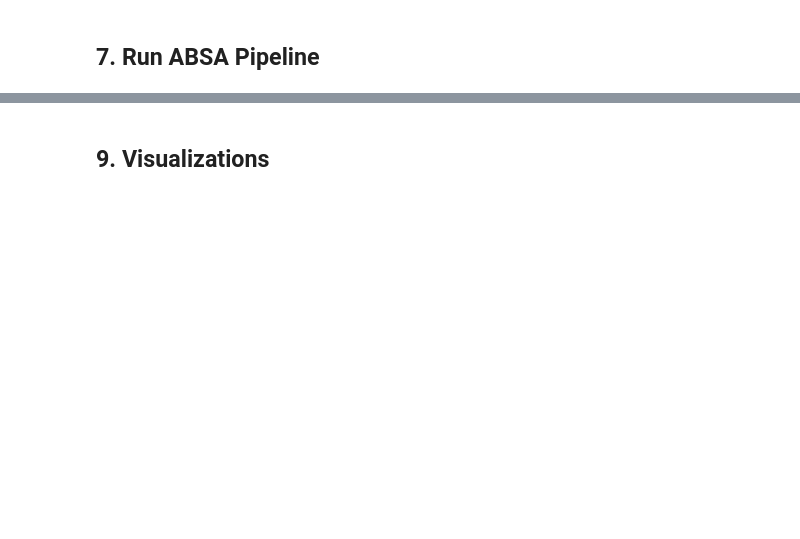
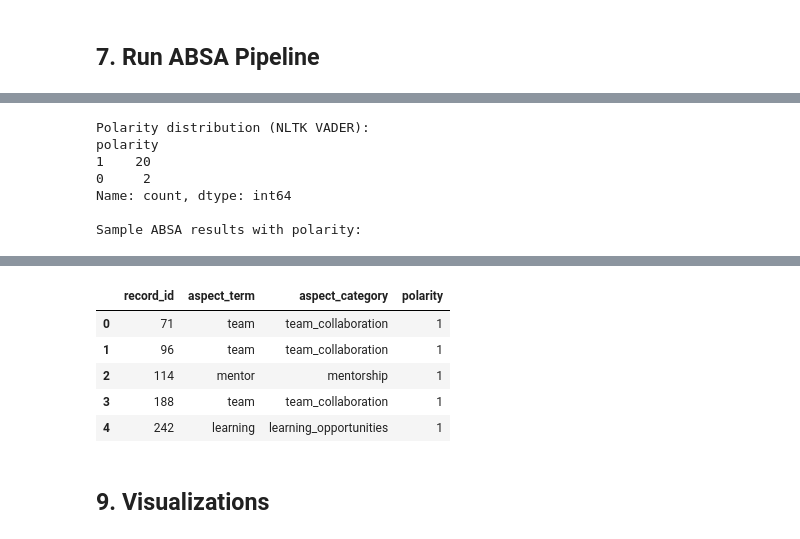
Before and after one commit to nimalanjanapiyumal/ML_TEXT_PROJECT, a Jupyter notebook: Component1.ipynb, the cells around one changed output, grey strips where cells are left out. Saved outputs shown, nothing was run; the diff lists cells and outputs as text; code cells hidden in the pictures; blank space fills up the shorter version.

```diff
--- a/Component1.ipynb
+++ b/Component1.ipynb
@@ -148,0 +394,55 @@ print(classification_report(eval_df["polarity_true"], eval_df["polarity_pred"]))
+# %%
+# --- SECTION 6: SENTIMENT POLARITY CLASSIFICATION (NLTK VADER, robust to non-string rows) ---
+
+import nltk
+from nltk.sentiment.vader import SentimentIntensityAnalyzer
+import re
+
+# 6.0 Prepare a clean string series for your text column
+cleaned_series = df[clean_col].fillna("").astype(str)
+
+# 6.1 Download VADER lexicon (if not already)
+nltk.download('vader_lexicon')
+
+# 6.2 Initialize the analyzer
+sia = SentimentIntensityAnalyzer()
+
+def classify_sentiment_for_aspect(rid, term):
+    """
+    Use the sentence containing the term (or full text),
+    compute VADER compound score, and discretize to -1/0/+1.
+    """
+    text = cleaned_series.iloc[rid]
+    # split into simple sentences
+    sentences = re.split(r'[.!?]\s*', text)
+    # find any sentence containing the exact term
+    segs = [s for s in sentences if re.search(rf"\b{re.escape(term)}\b", s, flags=re.IGNORECASE)]
+    segment = segs[0] if segs else text
+    # compute compound score
+    score = sia.polarity_scores(segment)['compound']
+    # discretize
+    if score >=  0.05: return  1
+    if score <= -0.05: return -1
+    return 0
+
+# 6.3 Apply over absa_terms_df
+# We iterate via .apply row-wise, passing record_id and aspect_term
+absa_terms_df['polarity'] = absa_terms_df.apply(
+    lambda row: classify_sentiment_for_aspect(row['record_id'], row['aspect_term']),
+    axis=1
+)
+
+# 6.4 Check results
+print("Polarity distribution (NLTK VADER):")
+print(absa_terms_df['polarity'].value_counts())
+
+print("\nSample ABSA results with polarity:")
+display(absa_terms_df.head())
+# %% [output]
+Polarity distribution (NLTK VADER):
+polarity
+1    20
+0     2
+Name: count, dtype: int64
+
+Sample ABSA results with polarity:
@@ -149,3 +452,9 @@ print(classification_report(eval_df["polarity_true"], eval_df["polarity_pred"]))
+|  | record_id | aspect_term | aspect_category | polarity |
+| 0 | 71 | team | team_collaboration | 1 |
+| 1 | 96 | team | team_collaboration | 1 |
+| 2 | 114 | mentor | mentorship | 1 |
+| 3 | 188 | team | team_collaboration | 1 |
+| 4 | 242 | learning | learning_opportunities | 1 |
 # %% [markdown]
 ## 9. Visualizations
 # %%
```
Also changed, not shown: parts of 19 cells of this notebook, 6 other files.
